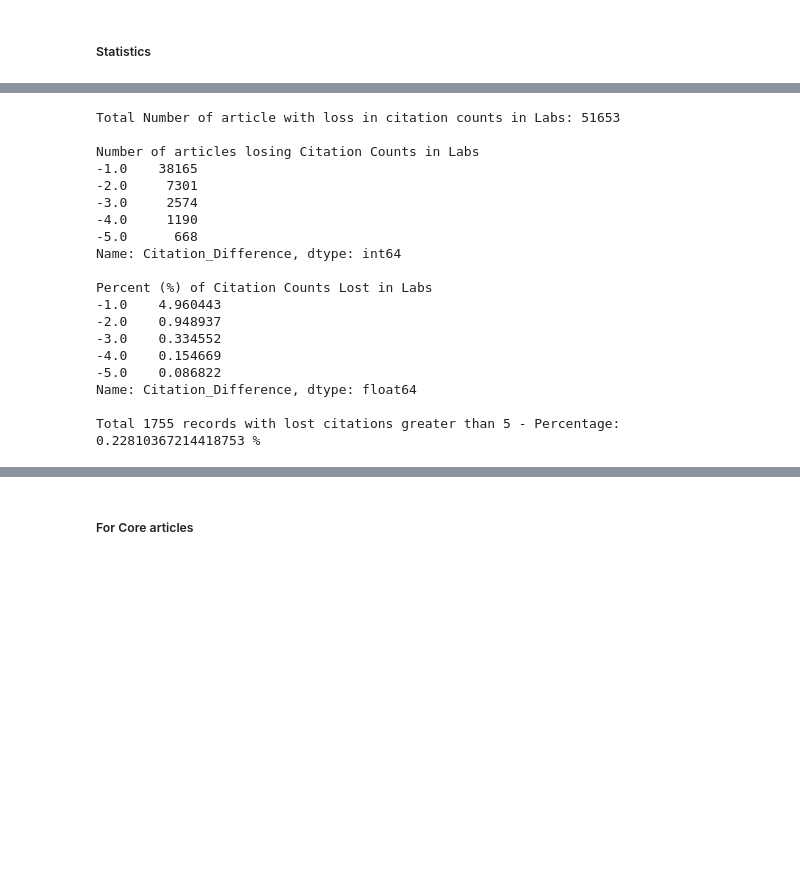
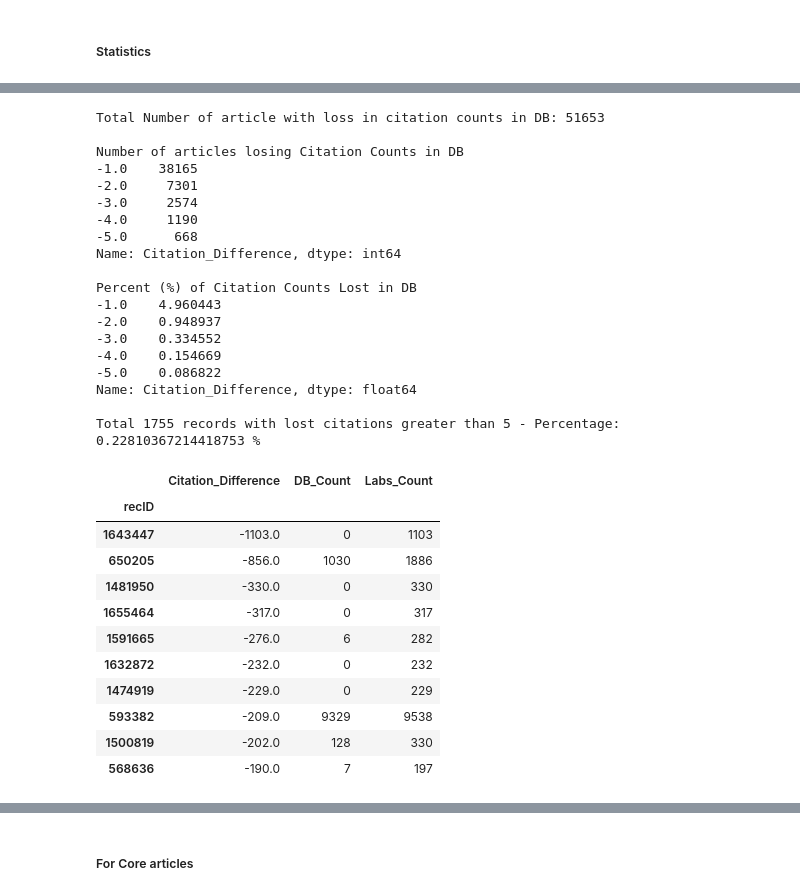
Before and after one commit to salmanmaq/reference-matcher-benchmark, a Jupyter notebook: Comparison between Legacy, Labs, and the DB Reference Matcher.ipynb, the cells around one changed output, grey strips where cells are left out. Drawn from its saved outputs; the diff is of its cells as text; code cells hidden in the pictures; blank space fills up the shorter version.

```diff
--- a/Comparison between Legacy, Labs, and the DB Reference Matcher.ipynb
+++ b/Comparison between Legacy, Labs, and the DB Reference Matcher.ipynb
@@ -142,38 +157,51 @@ Total 3108 records with difference greater than 5 - Percentage: 0.40395795613910
 # %%
 # Percentage Differences for lost citations
 lost_citations_count = labs_db_lost_citations_ext.Citation_Difference.value_counts()
-print('Total Number of article with loss in citation counts in Labs: {}'.format(len(labs_db_lost_citations_ext)))
+print('Total Number of article with loss in citation counts in DB: {}'.format(len(labs_db_lost_citations_ext)))
 
-print('\nNumber of articles losing Citation Counts in Labs')
+print('\nNumber of articles losing Citation Counts in DB')
 print(lost_citations_count[:-5])
 
 lost_percent_diff = lost_citations_count/ total_unique_cited_articles * 100
-print('\nPercent (%) of Citation Counts Lost in Labs')
+print('\nPercent (%) of Citation Counts Lost in DB')
 print(lost_percent_diff[:-5])
 
 lost_grt5 = sum(lost_citations_count[-6:])
 lost_percent_grt5 = lost_grt5 / total_unique_cited_articles * 100
 print('\nTotal {} records with lost citations greater than 5 - Percentage: {} %\n'.format(lost_grt5, lost_percent_grt5))
+labs_db_lost_citations_ext[0:10]
 # %% [output]
-Total Number of article with loss in citation counts in Labs: 51653
+Total Number of article with loss in citation counts in DB: 51653
 
-Number of articles losing Citation Counts in Labs
+Number of articles losing Citation Counts in DB
 -1.0    38165
 -2.0     7301
 -3.0     2574
 -4.0     1190
 -5.0      668
 Name: Citation_Difference, dtype: int64
 
-Percent (%) of Citation Counts Lost in Labs
+Percent (%) of Citation Counts Lost in DB
 -1.0    4.960443
 -2.0    0.948937
 -3.0    0.334552
 -4.0    0.154669
 -5.0    0.086822
 Name: Citation_Difference, dtype: float64
 
 Total 1755 records with lost citations greater than 5 - Percentage: 0.22810367214418753 %
+|  | Citation_Difference | DB_Count | Labs_Count |
+| recID |  |  |  |
+| 1643447 | -1103.0 | 0 | 1103 |
+| 650205 | -856.0 | 1030 | 1886 |
+| 1481950 | -330.0 | 0 | 330 |
+| 1655464 | -317.0 | 0 | 317 |
+| 1591665 | -276.0 | 6 | 282 |
+| 1632872 | -232.0 | 0 | 232 |
+| 1474919 | -229.0 | 0 | 229 |
+| 593382 | -209.0 | 9329 | 9538 |
+| 1500819 | -202.0 | 128 | 330 |
+| 568636 | -190.0 | 7 | 197 |
 # %%
 # Percentage Differences for gained citations
 gained_citations_count = labs_db_gained_citations_ext.Citation_Difference.value_counts()
```
Also changed, not shown: parts of 12 cells of this notebook.
